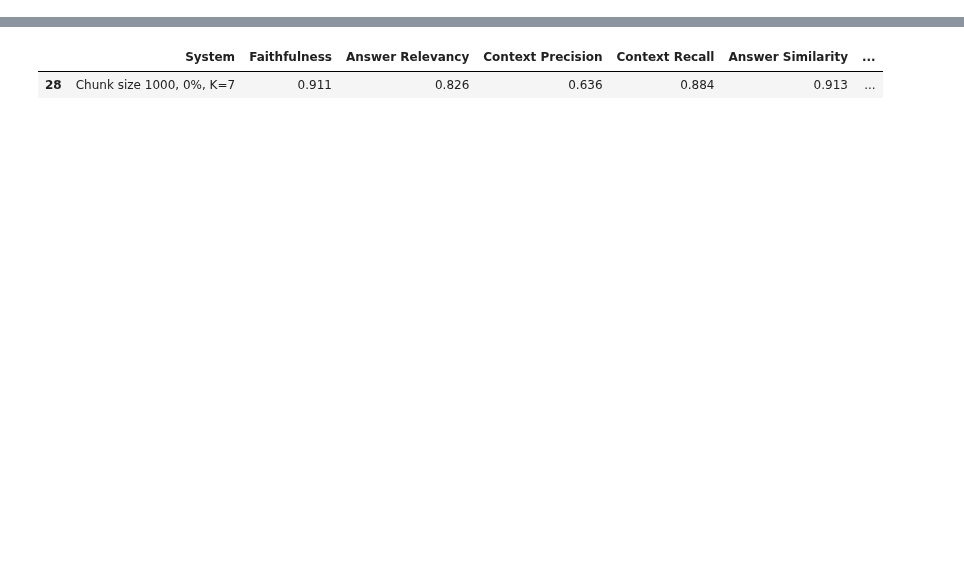
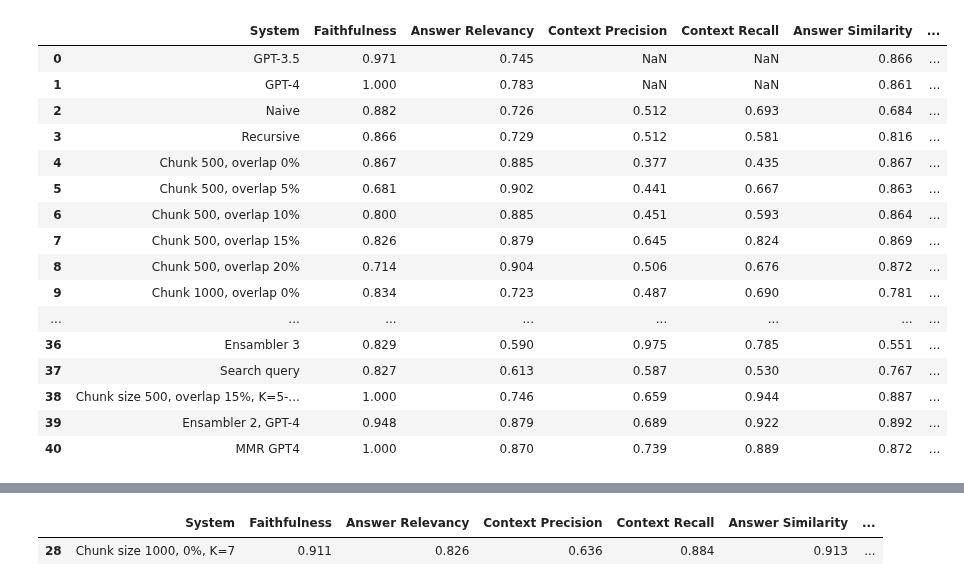
Before and after one commit to misslapina123/thesis-rag, a Jupyter notebook: caclulate_increase.ipynb, the cells around one changed output, grey strips where cells are left out. Saved outputs shown, nothing was run; the diff lists cells and outputs as text; code cells hidden in the pictures; blank space fills up the shorter version.

```diff
--- a/caclulate_increase.ipynb
+++ b/caclulate_increase.ipynb
@@ -2,8 +2,26 @@
 import pandas as pd
 import numpy as np
 # %%
-path = f"C:/Users/sigit/OneDrive/TSI/thesis/thesis-rag/ballad/results/results_summarize.csv"
+path = r"C:\Users\sigit\OneDrive\TSI\thesis\thesis-rag\ballad\results\results_report.csv"
 df = pd.read_csv(path)
+# %% [output]
+|  | System | Faithfulness | Answer Relevancy | Context Precision | Context Recall | Answer Similarity | ... |
+| 0 | GPT-3.5 | 0.971 | 0.745 | NaN | NaN | 0.866 | ... |
+| 1 | GPT-4 | 1.000 | 0.783 | NaN | NaN | 0.861 | ... |
+| 2 | Naive | 0.882 | 0.726 | 0.512 | 0.693 | 0.684 | ... |
+| 3 | Recursive | 0.866 | 0.729 | 0.512 | 0.581 | 0.816 | ... |
+| 4 | Chunk 500, overlap 0% | 0.867 | 0.885 | 0.377 | 0.435 | 0.867 | ... |
+| 5 | Chunk 500, overlap 5% | 0.681 | 0.902 | 0.441 | 0.667 | 0.863 | ... |
+| 6 | Chunk 500, overlap 10% | 0.800 | 0.885 | 0.451 | 0.593 | 0.864 | ... |
+| 7 | Chunk 500, overlap 15% | 0.826 | 0.879 | 0.645 | 0.824 | 0.869 | ... |
+| 8 | Chunk 500, overlap 20% | 0.714 | 0.904 | 0.506 | 0.676 | 0.872 | ... |
+| 9 | Chunk 1000, overlap 0% | 0.834 | 0.723 | 0.487 | 0.690 | 0.781 | ... |
+| ... | ... | ... | ... | ... | ... | ... | ... |
+| 36 | Ensambler 3 | 0.829 | 0.590 | 0.975 | 0.785 | 0.551 | ... |
+| 37 | Search query | 0.827 | 0.613 | 0.587 | 0.530 | 0.767 | ... |
+| 38 | Chunk size 500, overlap 15%, K=5-... | 1.000 | 0.746 | 0.659 | 0.944 | 0.887 | ... |
+| 39 | Ensambler 2, GPT-4 | 0.948 | 0.879 | 0.689 | 0.922 | 0.892 | ... |
+| 40 | MMR GPT4 | 1.000 | 0.870 | 0.739 | 0.889 | 0.872 | ... |
 # %%
 df.nlargest(1, "Average")
 # %% [output]
```
Also changed, not shown: parts of 9 cells of this notebook, 1 other file.
